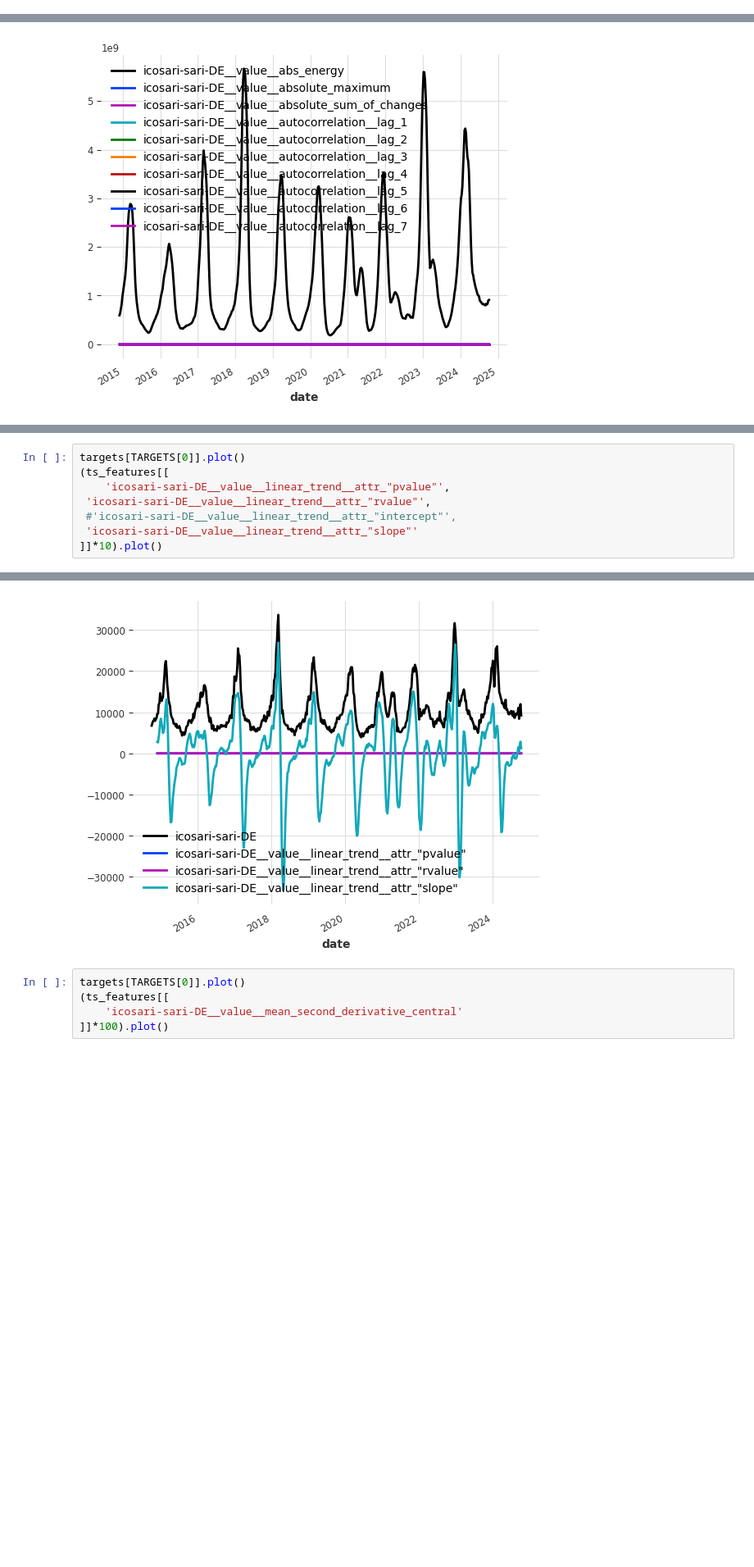
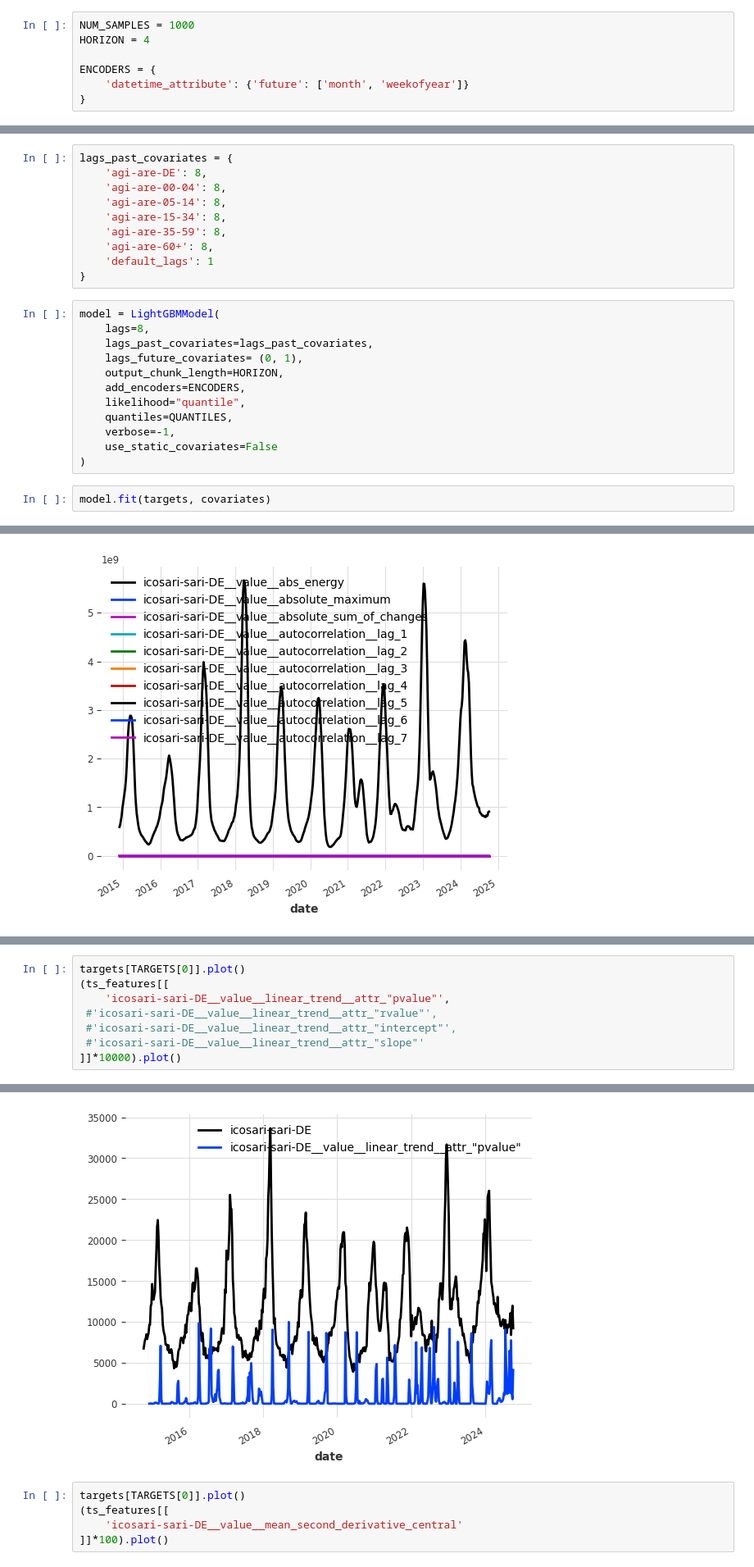
Before and after one commit to dwolffram/SARI-ML, a Jupyter notebook: notebooks/feature_engineering.ipynb, the cells around one changed output, grey strips where cells are left out. Shown at 82% size. Drawn from its saved outputs; the diff is of its cells as text; blank space fills up the shorter version.

```diff
--- a/notebooks/feature_engineering.ipynb
+++ b/notebooks/feature_engineering.ipynb
@@ -153,0 +208,7 @@ ts_features = load_features()
+# %%
+NUM_SAMPLES = 1000
+HORIZON = 4
+
+ENCODERS = {
+    'datetime_attribute': {'future': ['month', 'weekofyear']}
+}
@@ -153,0 +235,24 @@ ts_features = load_features()
+# %%
+lags_past_covariates = {
+    'agi-are-DE': 8,
+    'agi-are-00-04': 8,
+    'agi-are-05-14': 8,
+    'agi-are-15-34': 8,
+    'agi-are-35-59': 8,
+    'agi-are-60+': 8,
+    'default_lags': 1
+}
+# %%
+model = LightGBMModel(
+    lags=8,
+    lags_past_covariates=lags_past_covariates,
+    lags_future_covariates= (0, 1),
+    output_chunk_length=HORIZON,
+    add_encoders=ENCODERS,
+    likelihood="quantile",
+    quantiles=QUANTILES,
+    verbose=-1,
+    use_static_covariates=False
+)
+# %%
+model.fit(targets, covariates)
@@ -236,14 +386,14 @@ ts_features[[
 # %%
 targets[TARGETS[0]].plot()
 (ts_features[[
     'icosari-sari-DE__value__linear_trend__attr_"pvalue"',
- 'icosari-sari-DE__value__linear_trend__attr_"rvalue"',
+ #'icosari-sari-DE__value__linear_trend__attr_"rvalue"',
  #'icosari-sari-DE__value__linear_trend__attr_"intercept"',
- 'icosari-sari-DE__value__linear_trend__attr_"slope"'
-]]*10).plot()
+ #'icosari-sari-DE__value__linear_trend__attr_"slope"'
+]]*10000).plot()
 # %% [output]
 <Axes: xlabel='date'>
-[figure, old version]
+[figure, new version]
 # %%
 targets[TARGETS[0]].plot()
 (ts_features[[
```
Also changed, not shown: parts of 40 cells of this notebook, 9 other files.
